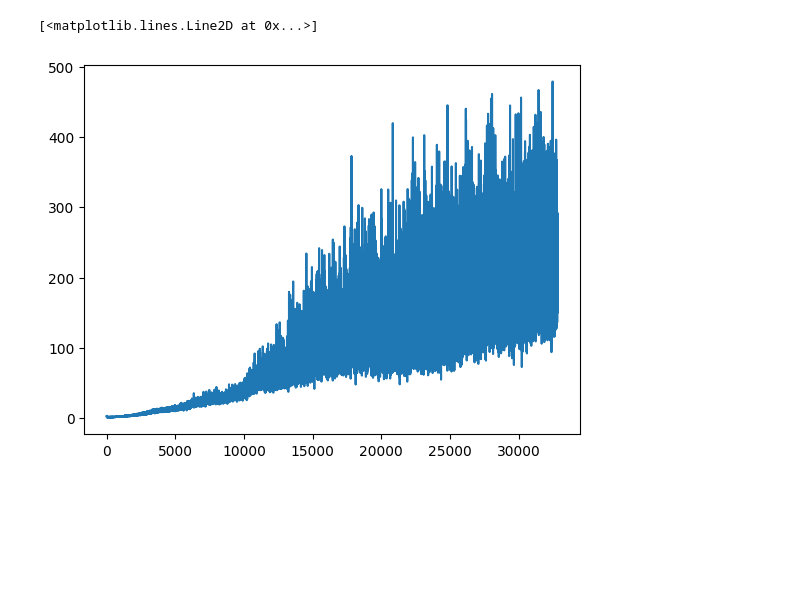
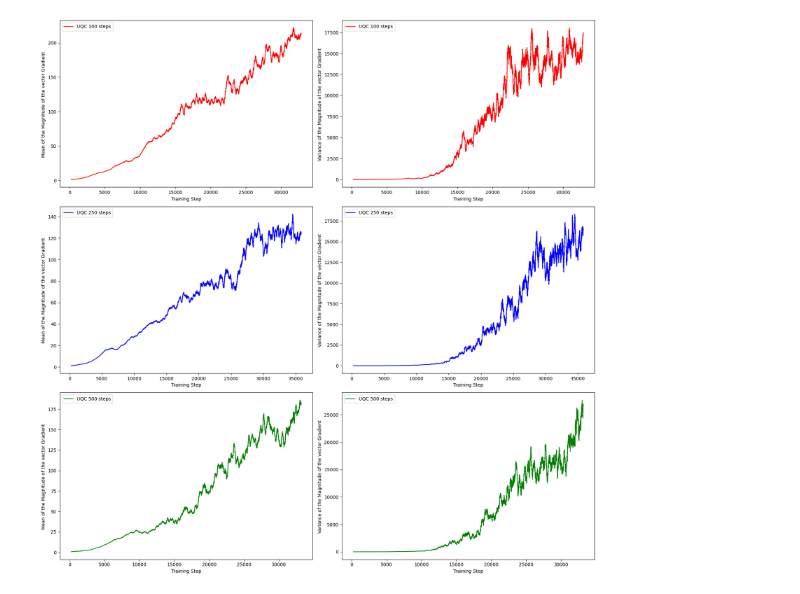
Before and after one commit to RodrigoCoelho7/VQC_Qlearning, a Jupyter notebook: data_analysis/acrobot_testing.ipynb, the cells around one changed output. Saved outputs shown, nothing was run; the diff lists cells and outputs as text; code cells hidden in the pictures; blank space fills up the shorter version.

```diff
--- a/data_analysis/acrobot_testing.ipynb
+++ b/data_analysis/acrobot_testing.ipynb
@@ -49,5 +61,51 @@ uqc_100_mean_gradients, uqc_100_mean_variance, uqc_100_max, uqc_100_index_mas, u
-# %%
-plt.plot(uqc_100_mean_gradients, label="100")
-# %% [output]
-[<matplotlib.lines.Line2D at 0x...>]
-[figure, removed]
+# %%
+uqc_100_mean_gradients, uqc_100_mean_variance, uqc_100_max, uqc_100_index_mas, uqc_100_min, uqc_100_index_min = uqc_100.calculate_mean_variance_gradients(return_max = True, return_min = True)
+uqc_250_mean_gradients, uqc_250_mean_variance, uqc_250_max, uqc_250_index_mas, uqc_250_min, uqc_250_index_min = uqc_250.calculate_mean_variance_gradients(return_max = True, return_min = True)
+uqc_500_mean_gradients, uqc_500_mean_variance, uqc_500_max, uqc_500_index_mas, uqc_500_min, uqc_500_index_min = uqc_500.calculate_mean_variance_gradients(return_max = True, return_min = True)
+#uqc_1000_mean_gradients, uqc_1000_mean_variance, uqc_1000_max, uqc_1000_index_mas, uqc_1000_min, uqc_1000_index_min = uqc_1000.calculate_mean_variance_gradients(return_max = True, return_min = True)
+
+uqc_100_mean_gradients_smoothed = pd.Series(uqc_100_mean_gradients).rolling(250).mean()
+uqc_250_mean_gradients_smoothed = pd.Series(uqc_250_mean_gradients).rolling(250).mean()
+uqc_500_mean_gradients_smoothed = pd.Series(uqc_500_mean_gradients).rolling(250).mean()
+#uqc_1000_mean_gradients_smoothed = pd.Series(uqc_1000_mean_gradients).rolling(250).mean()
+
+uqc_100_mean_variance_smoothed = pd.Series(uqc_100_mean_variance).rolling(250).mean()
+uqc_250_mean_variance_smoothed = pd.Series(uqc_250_mean_variance).rolling(250).mean()
+uqc_500_mean_variance_smoothed = pd.Series(uqc_500_mean_variance).rolling(250).mean()
+#uqc_1000_mean_variance_smoothed = pd.Series(uqc_1000_mean_variance).rolling(250).mean()
+# %%
+fig, axs = plt.subplots(3, 2, figsize=(17, 17), tight_layout = True)
+
+axs[0,0].plot(uqc_100_mean_gradients_smoothed, color = "red", label="UQC 100 steps")
+axs[0,0].set_xlabel("Training Step")
+axs[0,0].set_ylabel("Mean of the Magnitude of the vector Gradient ")
+axs[0,0].legend()
+
+axs[0,1].plot(uqc_100_mean_variance_smoothed,color = "red", label="UQC 100 steps")
+axs[0,1].set_xlabel("Training Step")
+axs[0,1].set_ylabel("Variance of the Magnitude of the vector Gradient ")
+axs[0,1].legend()
+
+axs[1,0].plot(uqc_250_mean_gradients_smoothed,color = "blue", label="UQC 250 steps")
+axs[1,0].set_xlabel("Training Step")
+axs[1,0].set_ylabel("Mean of the Magnitude of the vector Gradient ")
+axs[1,0].legend()
+
+axs[1,1].plot(uqc_250_mean_variance_smoothed,color = "blue", label="UQC 250 steps")
+axs[1,1].set_xlabel("Training Step")
+axs[1,1].set_ylabel("Variance of the Magnitude of the vector Gradient ")
+axs[1,1].legend()
+
+axs[2,0].plot(uqc_500_mean_gradients_smoothed,color = "green", label="UQC 500 steps")
+axs[2,0].set_xlabel("Training Step")
+axs[2,0].set_ylabel("Mean of the Magnitude of the vector Gradient ")
+axs[2,0].legend()
+
+axs[2,1].plot(uqc_500_mean_variance_smoothed,color = "green", label="UQC 500 steps")
+axs[2,1].set_xlabel("Training Step")
+axs[2,1].set_ylabel("Variance of the Magnitude of the vector Gradient ")
+axs[2,1].legend()
+
+plt.show()
+# %% [output]
+[figure, added]
```
Also changed, not shown: parts of 2 cells of this notebook.
